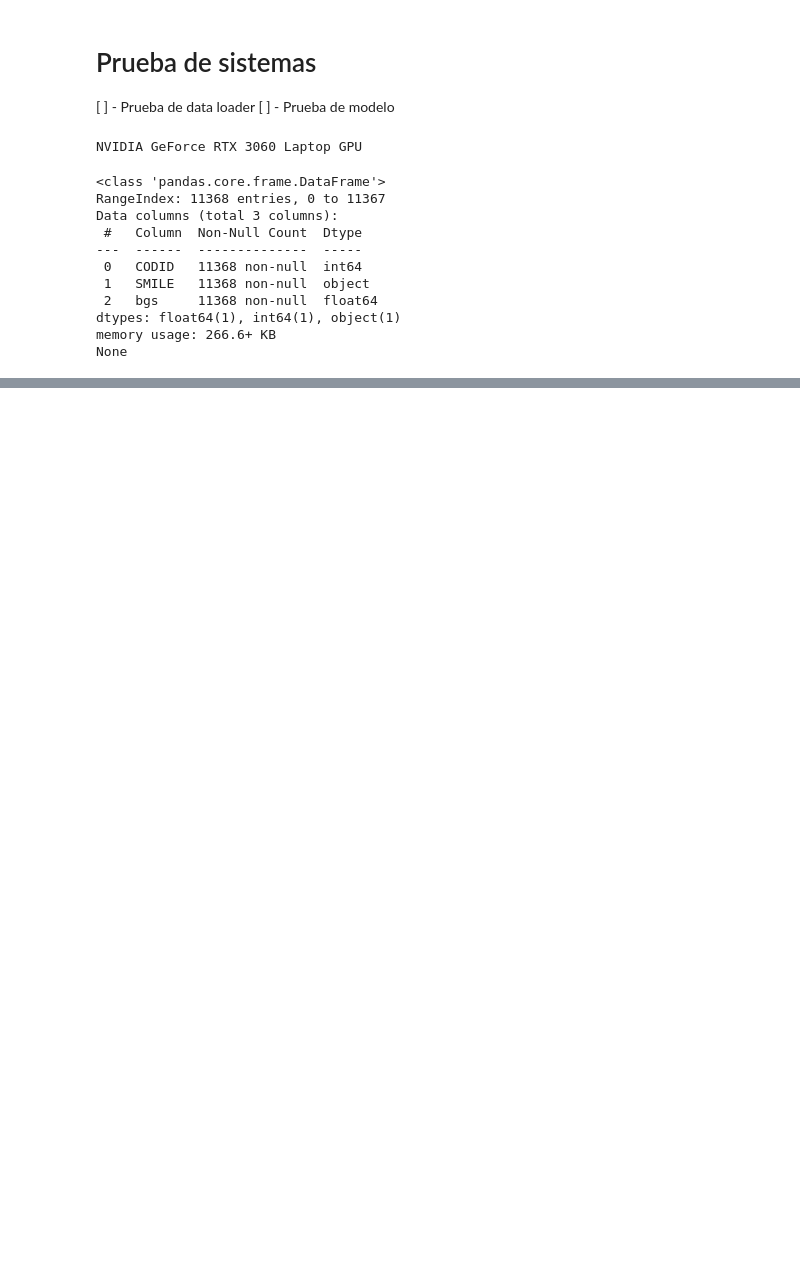
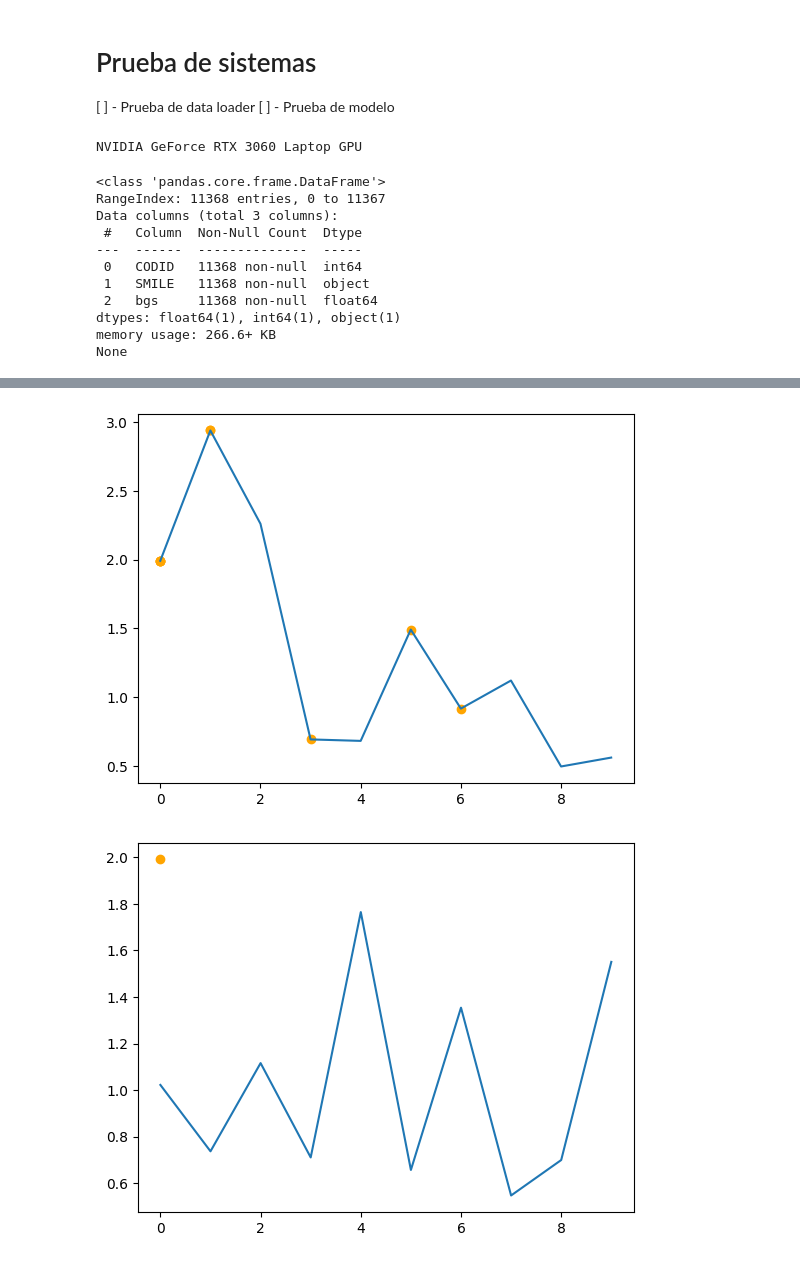
Before and after one commit to axolotl-freckles/bandGap-prediction, a Jupyter notebook: test_systems.ipynb, the cells around one changed output, grey strips where cells are left out. Saved outputs shown, nothing was run; the diff lists cells and outputs as text; code cells hidden in the pictures; blank space fills up the shorter version.

Commit message:
Added Trainer

```diff
--- a/test_systems.ipynb
+++ b/test_systems.ipynb
@@ -61,0 +65,11 @@ O[C@H]1[C@H]2[C@H](NCc3c4OCOc4ccc23)c2c(C1)cc1OCOc1c2.O[C@@H]1[C@@H]2[C@@H](NCc3
+# %%
+TEST_SIZE = 100
+X = [
+	torch.tensor( [float(ord(char)) for char in smile] ) \
+	for smile in omdb_df['SMILE'][:TEST_SIZE]
+]
+Y = torch.Tensor(omdb_df['bgs'][:TEST_SIZE]).unsqueeze(1)
+print(X[:3])
+print(Y[:3])
+
+dataset = data_pross.MultiLenDataset(X, Y, False)
@@ -61,0 +94,10 @@ O[C@H]1[C@H]2[C@H](NCc3c4OCOc4ccc23)c2c(C1)cc1OCOc1c2.O[C@@H]1[C@@H]2[C@@H](NCc3
+# %%
+print(dataset[0][0].shape)
+print(dataset[1][0].shape)
+
+test_train_dataloader = DataLoader(dataset, batch_size=10, shuffle=True)
+
+batch_x, batch_y = next(iter(test_train_dataloader))
+
+print(batch_x[:])
+print(batch_y[:])
@@ -61,0 +124,10 @@ O[C@H]1[C@H]2[C@H](NCc3c4OCOc4ccc23)c2c(C1)cc1OCOc1c2.O[C@@H]1[C@@H]2[C@@H](NCc3
+# %%
+loss_fn   = nn.MSELoss()
+optimizer = torch.optim.Adam(model.parameters(), lr=0.2)
+
+trainer = train.ModelTrainer(
+	'sysTest', model, device, test_train_dataloader, loss_fn, optimizer,
+	out_dir='saved_models'
+)
+
+train_loss, chpt_hist = trainer.train(n_epochs=10)
@@ -61,0 +136,2 @@ O[C@H]1[C@H]2[C@H](NCc3c4OCOc4ccc23)c2c(C1)cc1OCOc1c2.O[C@@H]1[C@@H]2[C@@H](NCc3
+# %%
+train_loss2, chpt_hist2 = trainer.train(n_epochs=10, load_checkpoint=True)
@@ -61,0 +141,13 @@ O[C@H]1[C@H]2[C@H](NCc3c4OCOc4ccc23)c2c(C1)cc1OCOc1c2.O[C@@H]1[C@@H]2[C@@H](NCc3
+# %%
+for chpt_idx in chpt_hist:
+	plt.scatter(chpt_idx, train_loss[chpt_idx], c='orange')
+plt.plot(train_loss)
+plt.show()
+
+for chpt_idx in chpt_hist2:
+	plt.scatter(chpt_idx, train_loss[chpt_idx], c='orange')
+plt.plot(train_loss2)
+plt.show()
+# %% [output]
+[figure, added]
+[figure, added]
```
Also changed, not shown: parts of 7 cells of this notebook, 3 other files.
